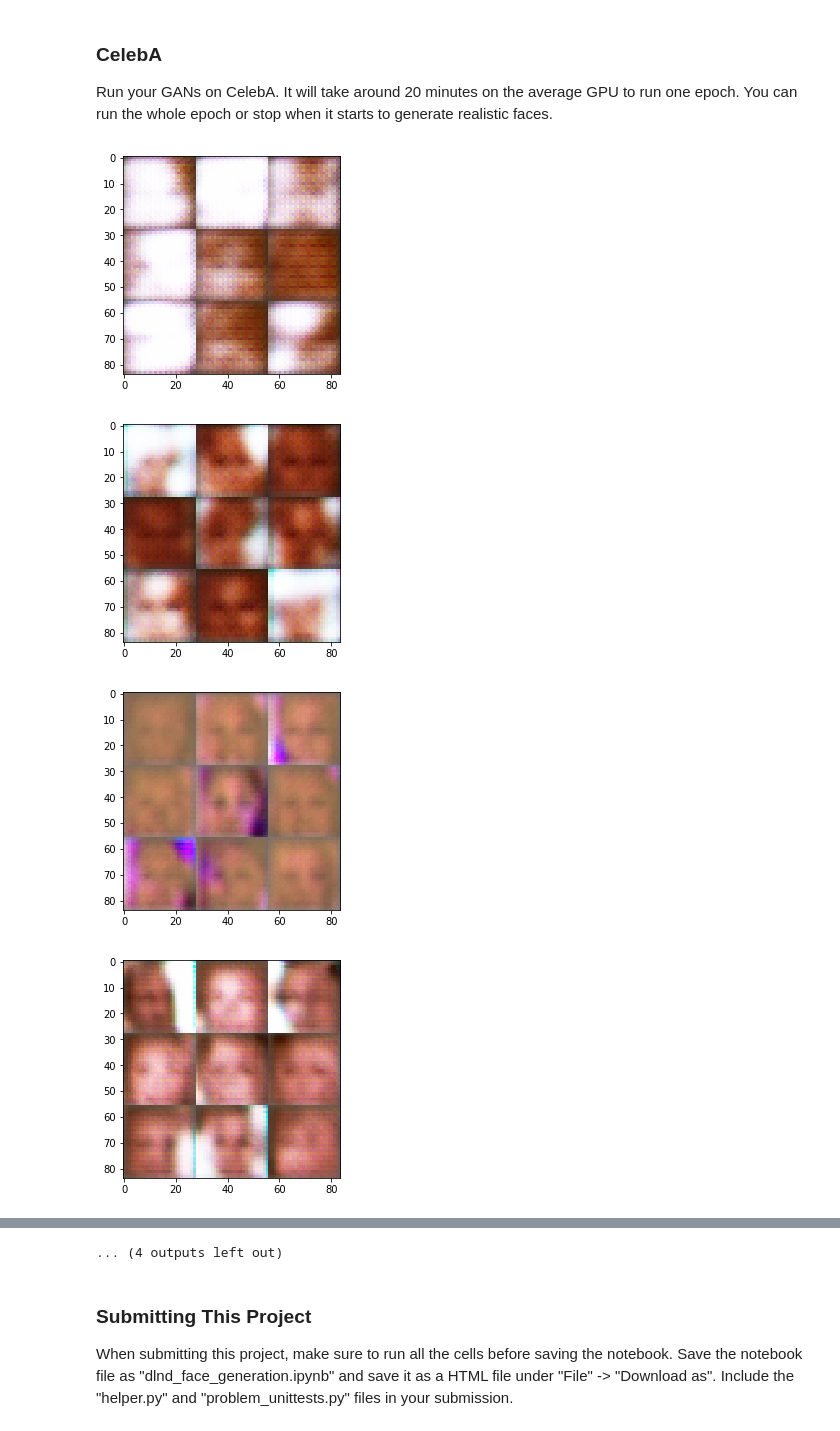
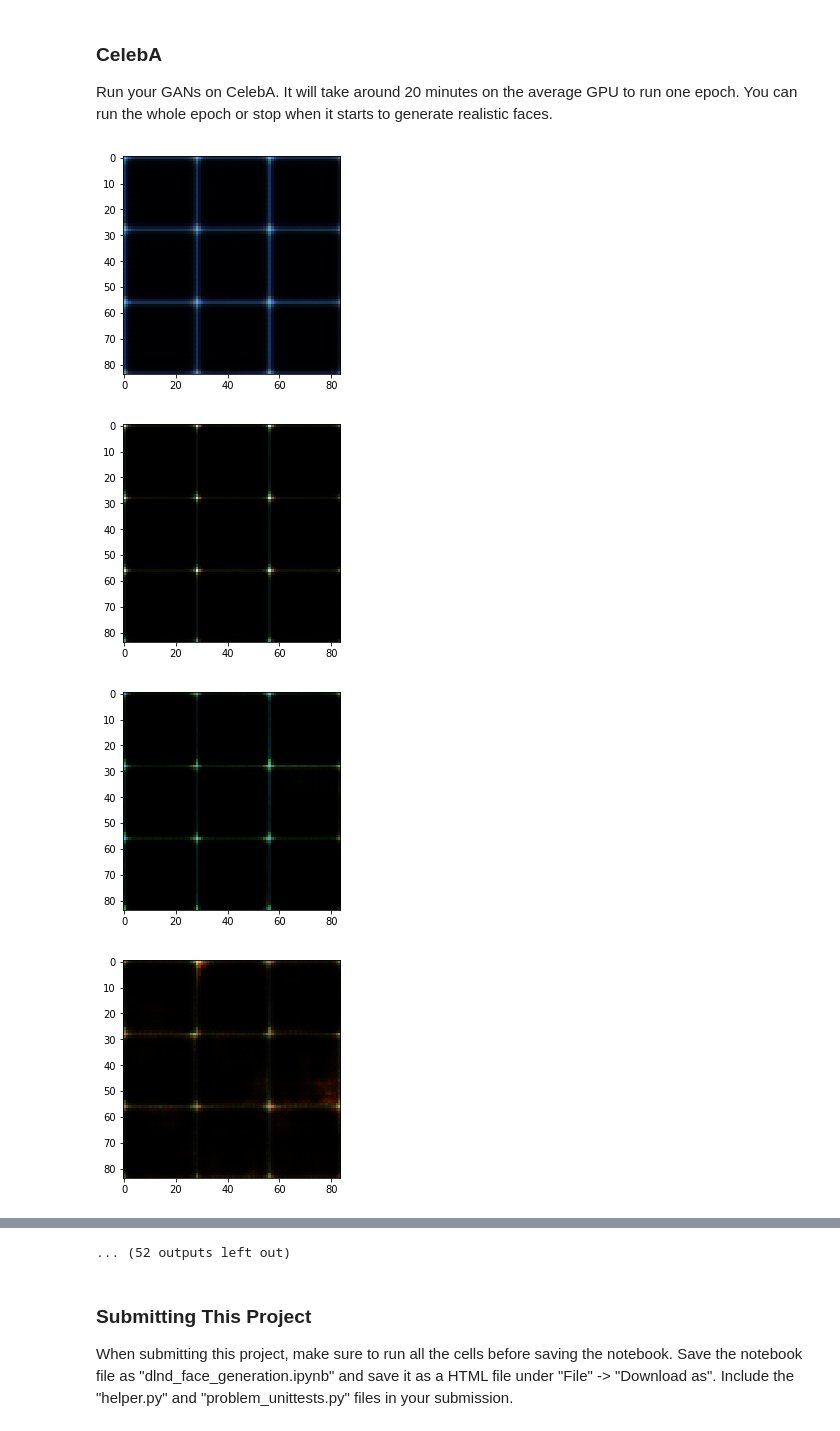
Before and after one commit to bringingkatigbak/GAN-face-generator, a Jupyter notebook: dlnd_face_generation.ipynb, the cells around one changed output, grey strips where cells are left out. Saved outputs shown, nothing was run; the diff lists cells and outputs as text; code cells hidden in the pictures.

```diff
--- a/dlnd_face_generation.ipynb
+++ b/dlnd_face_generation.ipynb
@@ -146,6 +147,7 @@ def discriminator(images, reuse=False):
     with tf.variable_scope("discriminator", reuse=reuse):
         conv1 = tf.layers.conv2d(images, 64, 5, strides=2, padding="same")
         conv1 = tf.maximum(alpha*conv1, conv1)
+        conv1 = tf.layers.dropout(conv1,0.7)
         #print("conv1: ",conv1.shape)
         #(14,14,64)
 
@@ -170,7 +172,7 @@ def discriminator(images, reuse=False):
         conv5 = tf.layers.conv2d(bn4, 1024, 5, strides=1, padding="same")
         bn5 = tf.layers.batch_normalization(conv5, training=True)
         bn5 = tf.maximum(alpha*bn5, bn5)
-        bn5 = tf.layers.dropout(bn5,0.8)
+        bn5 = tf.layers.dropout(bn5,0.9)
 
         flat = tf.reshape(bn5, (-1, 4*4*1024))
         #print("flat: ",flat.shape)
@@ -272,7 +274,7 @@ def model_loss(input_real, input_z, out_channel_dim):
         tf.nn.sigmoid_cross_entropy_with_logits(logits=d_logits_real, labels=tf.ones_like(d_logits_real)*np.random.uniform(0.7,1.2)))
 
     d_loss_fake = tf.reduce_mean(
-        tf.nn.sigmoid_cross_entropy_with_logits(logits=d_logits_fake, labels=tf.zeros_like(d_logits_fake)))
+        tf.nn.sigmoid_cross_entropy_with_logits(logits=d_logits_fake, labels=tf.zeros_like(d_logits_fake)+np.random.uniform(-0.1,0.3)))
 
     g_loss = tf.reduce_mean(
         tf.nn.sigmoid_cross_entropy_with_logits(logits=d_logits_fake, labels=tf.ones_like(d_logits_fake)))
@@ -303,9 +305,9 @@ def model_opt(d_loss, g_loss, learning_rate, beta1):
     g_vars = [var for var in t_vars if var.name.startswith('generator')]
     d_vars = [var for var in t_vars if var.name.startswith('discriminator')]
 
-    #with tf.control_dependencies(tf.get_collection(tf.GraphKeys.UPDATE_OPS)):
-        #g_train_opt = tf.train.AdamOptimizer(learning_rate, beta1=beta1).minimize(g_loss, var_list=g_vars)
-    g_train_opt = tf.train.AdamOptimizer(learning_rate, beta1).minimize(g_loss, var_list=g_vars)
+    with tf.control_dependencies(tf.get_collection(tf.GraphKeys.UPDATE_OPS)):
+        g_train_opt = tf.train.AdamOptimizer(learning_rate, beta1=beta1).minimize(g_loss, var_list=g_vars)
+    #g_train_opt = tf.train.AdamOptimizer(learning_rate, beta1).minimize(g_loss, var_list=g_vars)
     d_train_opt = tf.train.AdamOptimizer(learning_rate, beta1).minimize(d_loss, var_list=d_vars)
 
     return d_train_opt, g_train_opt
@@ -383,7 +384,7 @@ def train(epoch_count, batch_size, z_dim, learning_rate, beta1, get_batches, dat
                 batch_images = batch_images * 2
 
                 _ = sess.run(d_train_opt, feed_dict={input_real: batch_images, input_z: batch_z, input_learning_rate: learning_rate})
-                _ = sess.run(g_train_opt, feed_dict={input_z: batch_z, input_learning_rate: learning_rate})
+                _ = sess.run(g_train_opt, feed_dict={input_real: batch_images, input_z: batch_z, input_learning_rate: learning_rate})
 
                 if batch_count % 100 == 0:
                     show_generator_output(sess, 9, input_z, data_shape[3], data_image_mode)
@@ -438,22 +445,22 @@ with tf.Graph().as_default():
 Run your GANs on CelebA.  It will take around 20 minutes on the average GPU to run one epoch.  You can run the whole epoch or stop when it starts to generate realistic faces.
 # %%
 batch_size = 32
-z_dim = 256
-learning_rate = .00035
-beta1 = .0004
+z_dim = 128
+learning_rate = .0001
+beta1 = .02
 
 
 """
 DON'T MODIFY ANYTHING IN THIS CELL THAT IS BELOW THIS LINE
 """
 epochs = 1
 
 celeba_dataset = helper.Dataset('celeba', glob(os.path.join(data_dir, 'img_align_celeba/*.jpg')))
 with tf.Graph().as_default():
     train(epochs, batch_size, z_dim, learning_rate, beta1, celeba_dataset.get_batches,
           celeba_dataset.shape, celeba_dataset.image_mode)
 # %% [output]
-[figure, old version]
+[figure, new version]
-[figure, old version]
+[figure, new version]
-[figure, old version]
+[figure, new version]
-[figure, old version]
+[figure, new version]
@@ -468,4 +475,4 @@ with tf.Graph().as_default():
-... (4 outputs left out)
+... (52 outputs left out)
 # %% [markdown]
 ### Submitting This Project
 When submitting this project, make sure to run all the cells before saving the notebook. Save the notebook file as "dlnd_face_generation.ipynb" and save it as a HTML file under "File" -> "Download as". Include the "helper.py" and "problem_unittests.py" files in your submission.
```
Also changed, not shown: parts of 4 cells of this notebook, 1 other file.
